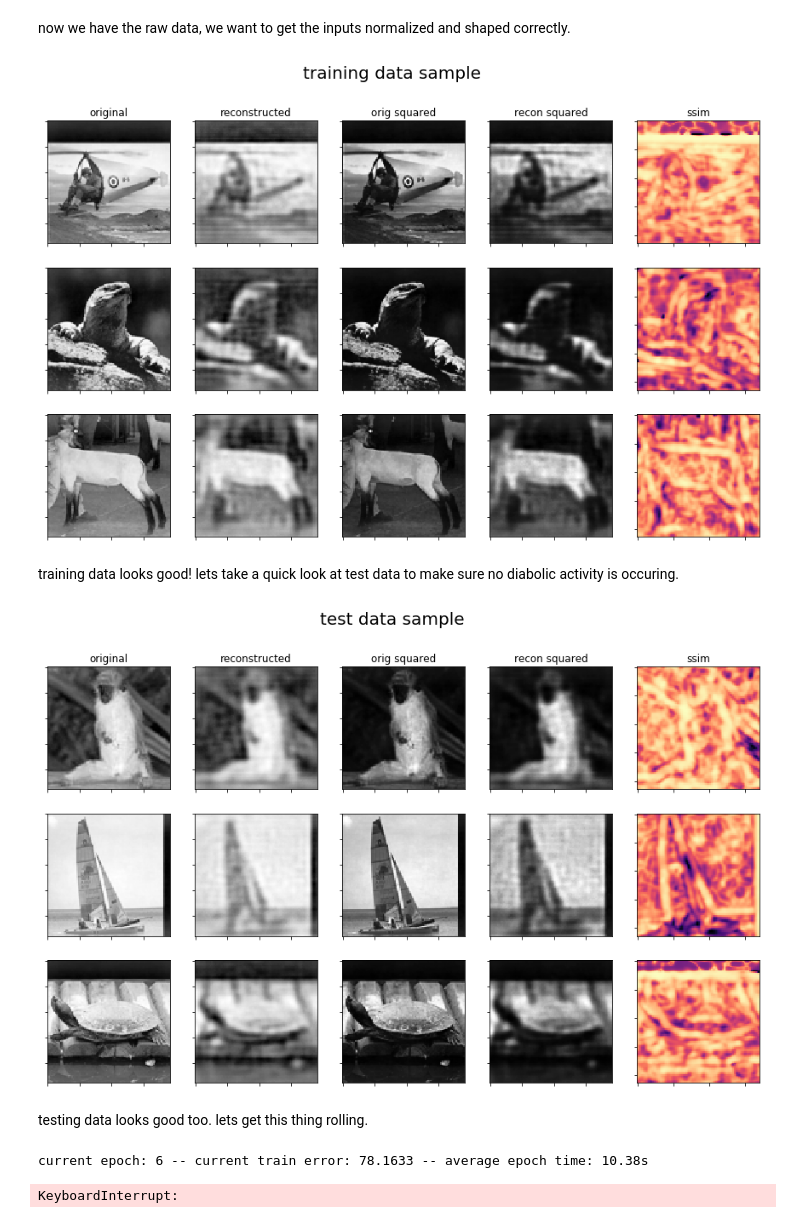
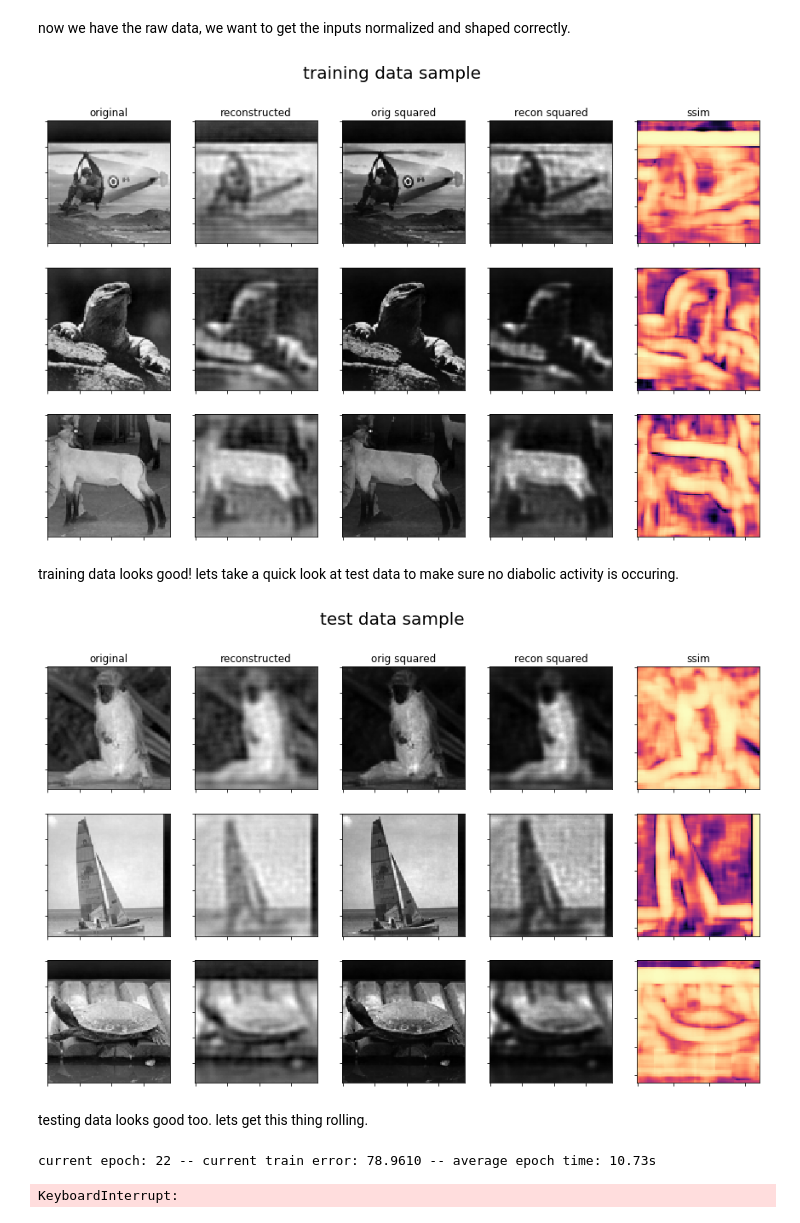
Before and after one commit to michaelneuder/image_quality_analysis, a Jupyter notebook: bin/nets/wip/conv_net.ipynb, the cells around one changed output. Cells and saved outputs as stored; diff of their text form; code cells hidden in the pictures.

```diff
--- a/bin/nets/wip/conv_net.ipynb
+++ b/bin/nets/wip/conv_net.ipynb
@@ -108,8 +108,8 @@ orig_140 = pd.read_csv('{}orig_140.txt'.format(data_path), header=None, delim_wh
 recon_140 = pd.read_csv('{}recon_140.txt'.format(data_path), header=None, delim_whitespace = True)
 
 # train target --- 500 images, 86x86 pixels (dimension reduction due no zero padding being used)
-ssim_500 = pd.read_csv('{}ssim_500_new.csv'.format(data_path), header=None)
-ssim_140 = pd.read_csv('{}ssim_140_new.csv'.format(data_path), header=None)
+ssim_500 = pd.read_csv('{}ssim_500_nogauss.csv'.format(data_path), header=None)
+ssim_140 = pd.read_csv('{}ssim_140_nogauss.csv'.format(data_path), header=None)
 # %% [markdown]
 now we have the raw data, we want to get the inputs normalized and shaped correctly.
 # %%
@@ -146,17 +146,13 @@ test_features =  np.reshape(testing_input_normalized, [test_size,image_dim,image
 # reshaping target to --- (num images, 86x86, 1)
 train_target = np.reshape(training_target, [train_size, result_dim, result_dim, output_layer])
 test_target = np.reshape(testing_target, [test_size, result_dim, result_dim, output_layer])
-
-# inverse
-train_features = -1*train_features
-test_features = -1*test_features
 # %%
 f, axarr = plt.subplots(nrows=3,ncols=5, figsize=(15,9))
 for i in range(3):
-    axarr[i,0].imshow(train_features[i,:,:,0], cmap='Greys')
-    axarr[i,1].imshow(train_features[i,:,:,1], cmap='Greys')
-    axarr[i,2].imshow(train_features[i,:,:,2], cmap='Greys')
-    axarr[i,3].imshow(train_features[i,:,:,3], cmap='Greys')
+    axarr[i,0].imshow(train_features[i,:,:,0], cmap='gray')
+    axarr[i,1].imshow(train_features[i,:,:,1], cmap='gray')
+    axarr[i,2].imshow(train_features[i,:,:,2], cmap='gray')
+    axarr[i,3].imshow(train_features[i,:,:,3], cmap='gray')
     axarr[i,4].imshow(train_target[i,:,:,0], cmap='magma')
 
 axarr[0,0].set_title('original')
@@ -172,32 +168,32 @@ for ax_row in axarr:
 f.suptitle('training data sample', size=20)
 plt.show()
 # %% [output]
-[figure, old version]
+[figure, new version]
 # %% [markdown]
 training data looks good! lets take a quick look at test data to make sure no diabolic activity is occuring.
 # %%
 f, axarr = plt.subplots(nrows=3,ncols=5, figsize=(15,9))
 for i in range(3):
-    axarr[i,0].imshow(test_features[i,:,:,0], cmap='Greys')
-    axarr[i,1].imshow(test_features[i,:,:,1], cmap='Greys')
-    axarr[i,2].imshow(test_features[i,:,:,2], cmap='Greys')
-    axarr[i,3].imshow(test_features[i,:,:,3], cmap='Greys')
+    axarr[i,0].imshow(test_features[i,:,:,0], cmap='gray')
+    axarr[i,1].imshow(test_features[i,:,:,1], cmap='gray')
+    axarr[i,2].imshow(test_features[i,:,:,2], cmap='gray')
+    axarr[i,3].imshow(test_features[i,:,:,3], cmap='gray')
     axarr[i,4].imshow(test_target[i,:,:,0], cmap='magma')
 
 axarr[0,0].set_title('original')
 axarr[0,1].set_title('reconstructed')
 axarr[0,2].set_title('orig squared')
 axarr[0,3].set_title('recon squared')
 axarr[0,4].set_title('ssim')
 for ax_row in axarr:
     for ax in ax_row:
         ax.set_xticklabels([])
         ax.set_yticklabels([])
 
 f.suptitle('test data sample', size=20)
 plt.show()
 # %% [output]
-[figure, old version]
+[figure, new version]
 # %% [markdown]
 testing data looks good too. lets get this thing rolling.
 # %%
@@ -258,7 +254,7 @@ with tf.Session() as sess:
               +'current train error: {:.4f} -- '.format(100*train_loss/variance)
               +'average epoch time: {:.4}s '.format(epoch_time.mean()), end='\r')
 # %% [output]
-current epoch: 6 -- current train error: 78.1633 -- average epoch time: 10.38s
+current epoch: 22 -- current train error: 78.9610 -- average epoch time: 10.73s
 KeyboardInterrupt:
 # %%
 f, axarr = plt.subplots(nrows=1, ncols=1, figsize=(9,6))
```
Also changed, not shown: parts of 4 cells of this notebook, 7 other files.
